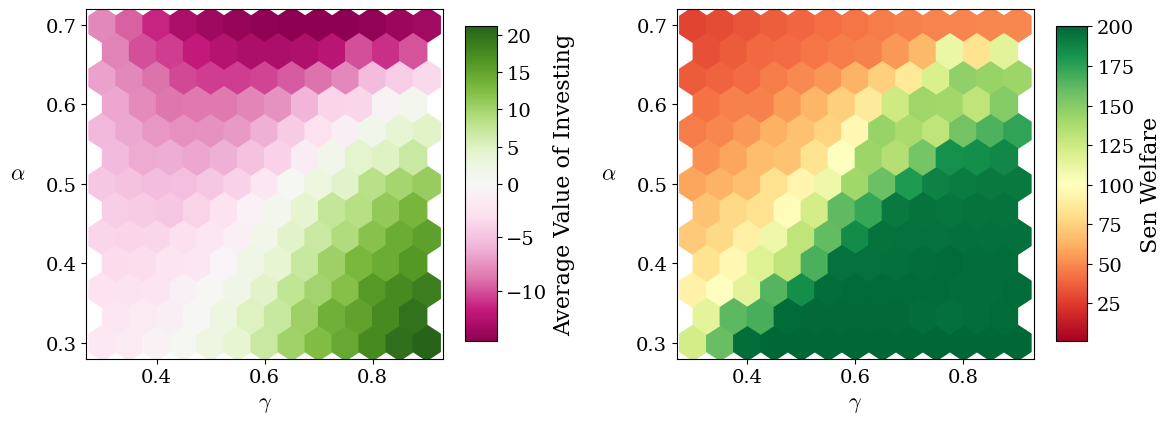
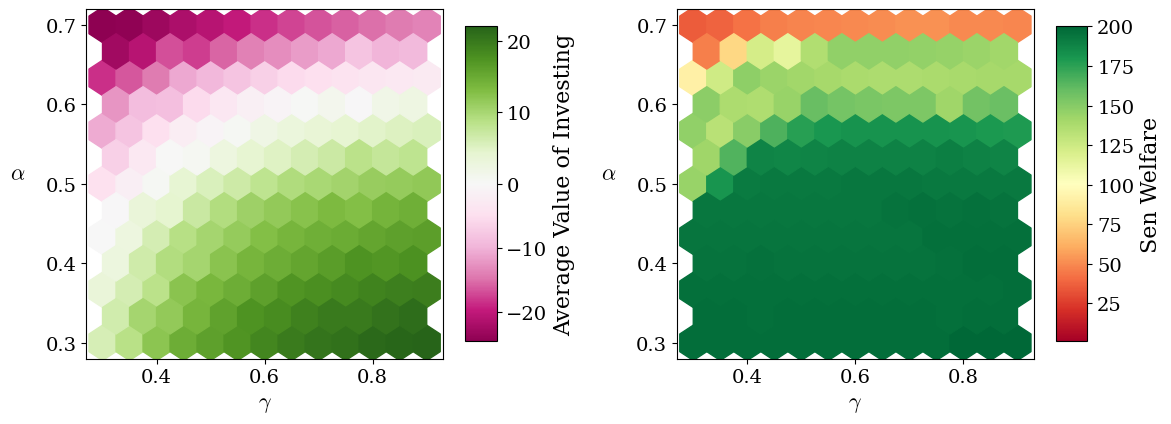
The change to this notebook cell's code, shown as a diff; its figure went from the first image to the second:
--- before
+++ after
@@ -4,5 +4,4 @@
 gamma_vals = np.linspace(0.3, 0.9, 16)
 
-# Lists to store flattened data for hexbin
 alphas = []
 gammas = []
@@ -10,17 +9,14 @@
 welfare_values = []
 
-# --- DATA LOADING ---
-for f in os.listdir("../gamma_alpha"):
+for f in os.listdir("../data/gamma_alpha/gamma_alpha_95/raw"):
     try:
         parts = f.split("_")
         if len(parts) < 2: continue
-        a_str, g_str = parts[:2]
+        a_str, g_str = parts[0], parts[-1].replace(".pickle", "")
         a, g = float(a_str), float(g_str)
         
-        # Filter based on your original linspace range logic
-        # Using a small epsilon for float comparison safety
         if (np.isclose(alpha_vals, a).any() and np.isclose(gamma_vals, g).any()):
             
-            with open("../gamma_alpha/" + f, "rb") as file:
+            with open("../data/gamma_alpha/gamma_alpha_95/raw/" + f, "rb") as file:
                 data = pickle.load(file)
             
@@ -77,4 +73,4 @@
 
 fig.tight_layout()
-plt.savefig("../figures/gamma_alpha.pdf", bbox_inches="tight")
+#plt.savefig("../figures/gamma_alpha.pdf", bbox_inches="tight")
 plt.show()

Commit: update gamma alpha script